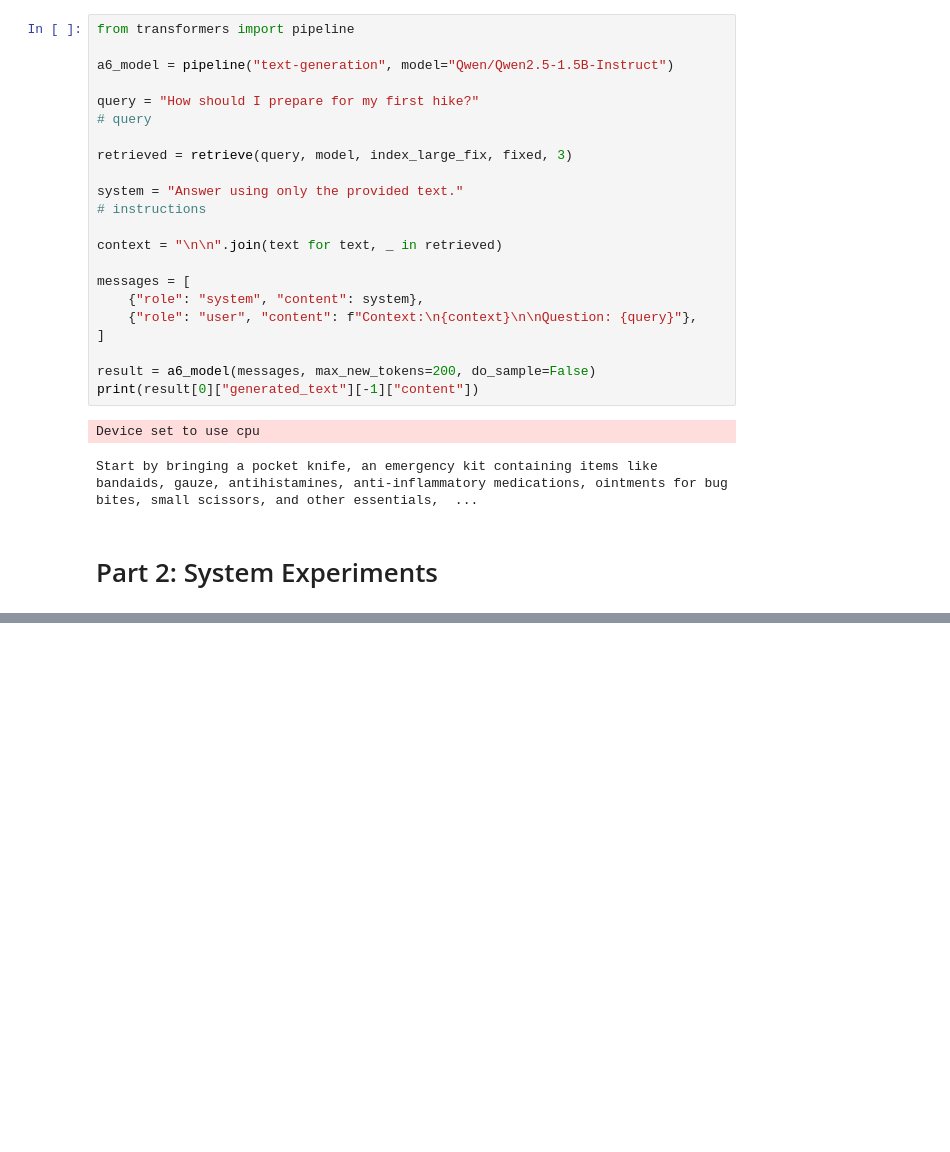
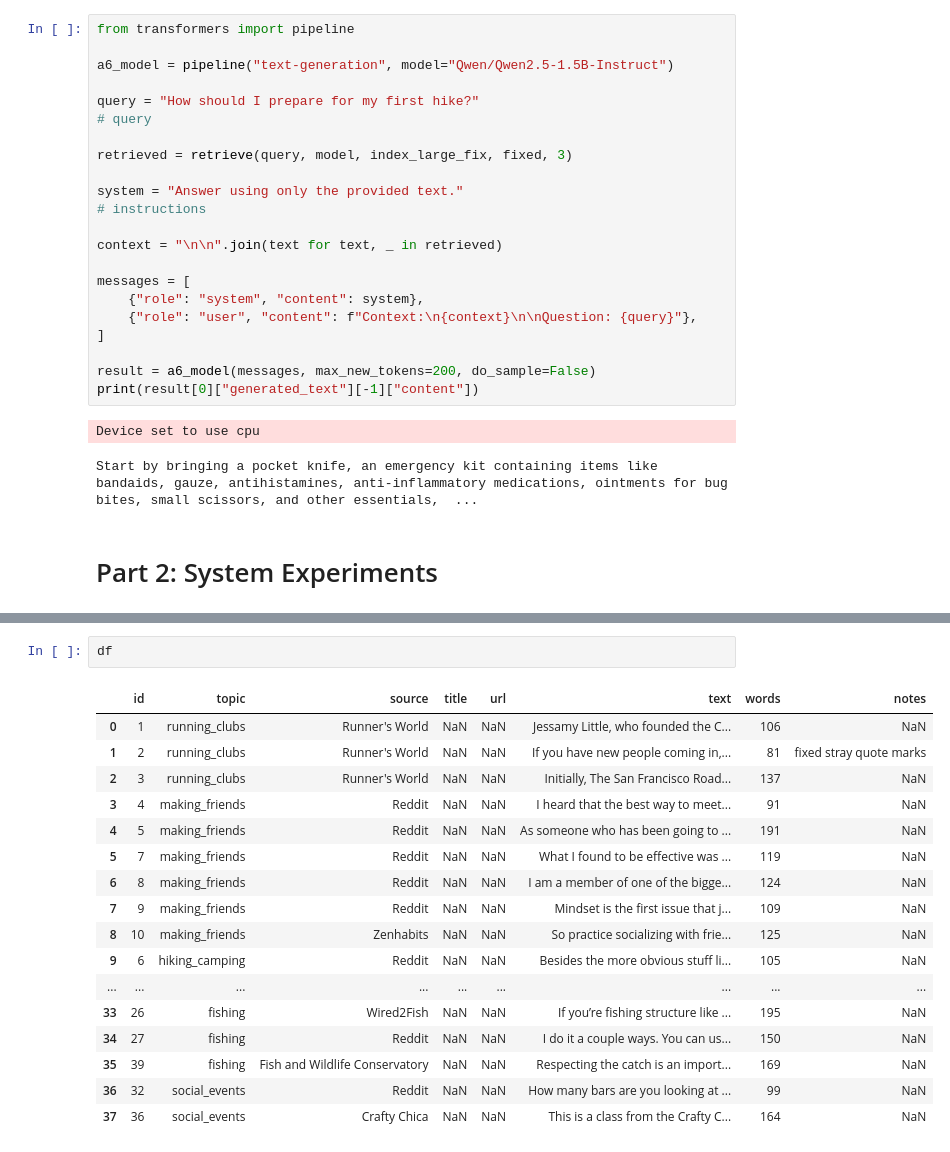
Before and after one commit to henRotunno/8_Knit, a Jupyter notebook: llm-test/rag_system.ipynb, the cells around one changed output, grey strips where cells are left out. Saved outputs shown, nothing was run; the diff lists cells and outputs as text; blank space fills up the shorter version.

```diff
--- a/llm-test/rag_system.ipynb
+++ b/llm-test/rag_system.ipynb
@@ -276,0 +278,20 @@ Start by bringing a pocket knife, an emergency kit containing items like bandaid
+# %%
+df
+# %% [output]
+|  | id | topic | source | title | url | text | words | notes |
+| 0 | 1 | running_clubs | Runner's World | NaN | NaN | Jessamy Little, who founded the C... | 106 | NaN |
+| 1 | 2 | running_clubs | Runner's World | NaN | NaN | If you have new people coming in,... | 81 | fixed stray quote marks |
+| 2 | 3 | running_clubs | Runner's World | NaN | NaN | Initially, The San Francisco Road... | 137 | NaN |
+| 3 | 4 | making_friends | Reddit | NaN | NaN | I heard that the best way to meet... | 91 | NaN |
+| 4 | 5 | making_friends | Reddit | NaN | NaN | As someone who has been going to ... | 191 | NaN |
+| 5 | 7 | making_friends | Reddit | NaN | NaN | What I found to be effective was ... | 119 | NaN |
+| 6 | 8 | making_friends | Reddit | NaN | NaN | I am a member of one of the bigge... | 124 | NaN |
+| 7 | 9 | making_friends | Reddit | NaN | NaN | Mindset is the first issue that j... | 109 | NaN |
+| 8 | 10 | making_friends | Zenhabits | NaN | NaN | So practice socializing with frie... | 125 | NaN |
+| 9 | 6 | hiking_camping | Reddit | NaN | NaN | Besides the more obvious stuff li... | 105 | NaN |
+| ... | ... | ... | ... | ... | ... | ... | ... | ... |
+| 33 | 26 | fishing | Wired2Fish | NaN | NaN | If you’re fishing structure like ... | 195 | NaN |
+| 34 | 27 | fishing | Reddit | NaN | NaN | I do it a couple ways. You can us... | 150 | NaN |
+| 35 | 39 | fishing | Fish and Wildlife Conservatory | NaN | NaN | Respecting the catch is an import... | 169 | NaN |
+| 36 | 32 | social_events | Reddit | NaN | NaN | How many bars are you looking at ... | 99 | NaN |
+| 37 | 36 | social_events | Crafty Chica | NaN | NaN | This is a class from the Crafty C... | 164 | NaN |
```
Also changed, not shown: parts of 3 cells of this notebook.
